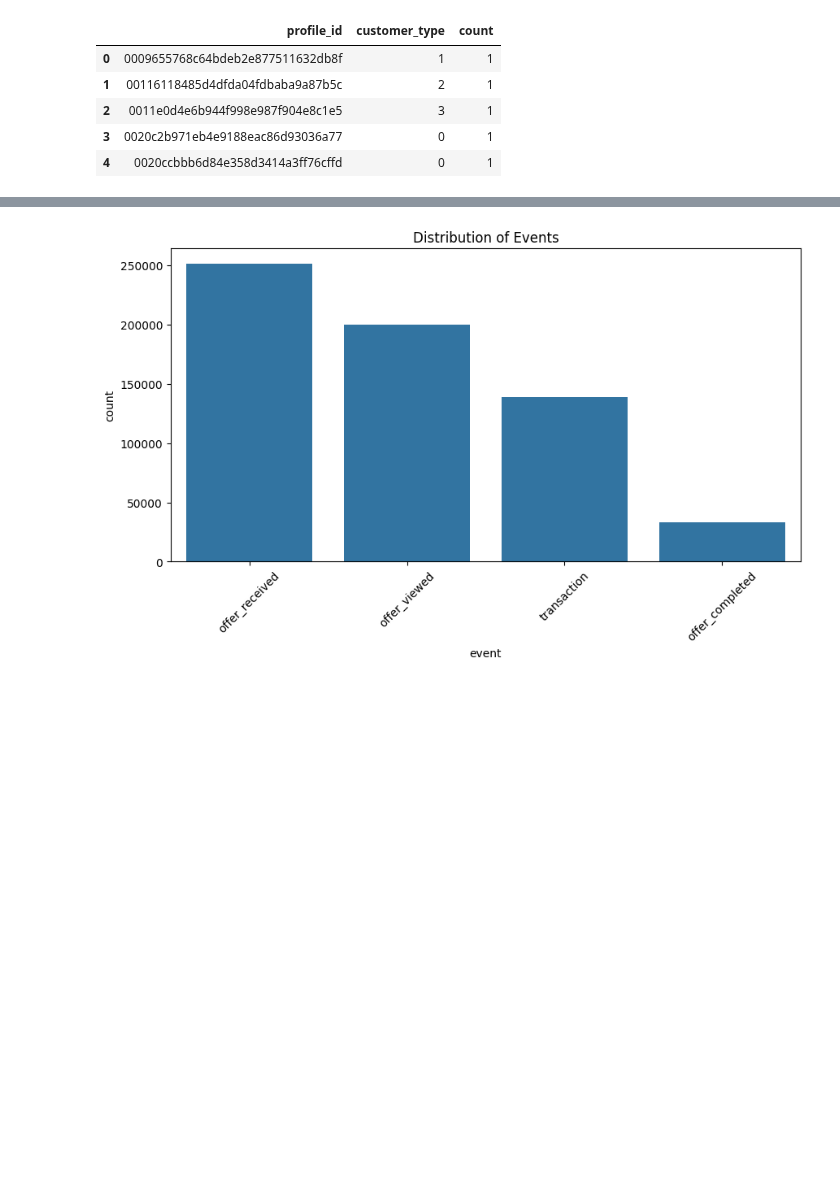
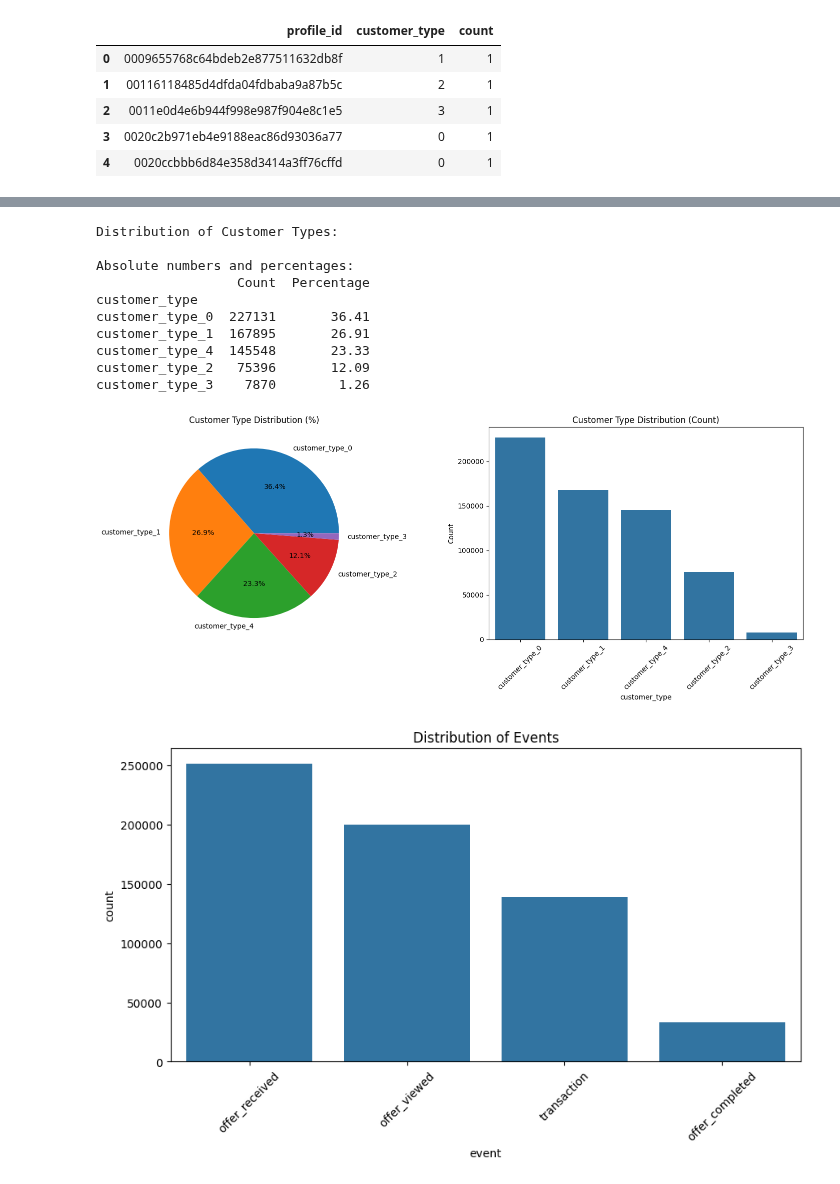
Before and after one commit to seobando/UDACITY_AWSML, a Jupyter notebook: 5-capstone-project/reports/EDA.ipynb, the cells around one changed output, grey strips where cells are left out. Drawn from its saved outputs; the diff is of its cells as text; code cells hidden in the pictures; blank space fills up the shorter version.

```diff
--- a/5-capstone-project/reports/EDA.ipynb
+++ b/5-capstone-project/reports/EDA.ipynb
@@ -40,6 +40,49 @@ analysis.head()
 | 2 | 78afa995795e4d85b5d9ceeca43f5fef | 9b98b8c7a33c4b65b9aebfe6a799e6d9 | offer_received | bogo | customer_type_0 |
 | 3 | a03223e636434f42ac4c3df47e8bac43 | 0b1e1539f2cc45b7b9fa7c272da2e1d7 | offer_received | discount | customer_type_2 |
 | 4 | a03223e636434f42ac4c3df47e8bac43 | 0b1e1539f2cc45b7b9fa7c272da2e1d7 | offer_received | discount | customer_type_2 |
+# %%
+# Calculate value counts and percentages
+customer_dist = analysis['customer_type'].value_counts()
+customer_pct = analysis['customer_type'].value_counts(normalize=True) * 100
+
+# Create a DataFrame with both counts and percentages
+distribution = pd.DataFrame({
+    'Count': customer_dist,
+    'Percentage': customer_pct
+}).round(2)
+
+# Display the results
+print("Distribution of Customer Types:")
+print("\nAbsolute numbers and percentages:")
+print(distribution)
+
+# Create a figure with two subplots
+fig, (ax1, ax2) = plt.subplots(1, 2, figsize=(15, 6))
+
+# Plot pie chart
+ax1.pie(distribution['Percentage'], labels=distribution.index, autopct='%1.1f%%')
+ax1.set_title('Customer Type Distribution (%)')
+
+# Plot bar chart
+sns.barplot(x=distribution.index, y='Count', data=distribution, ax=ax2)
+ax2.set_title('Customer Type Distribution (Count)')
+ax2.tick_params(axis='x', rotation=45)
+ax2.set_ylabel('Count')
+
+plt.tight_layout()
+plt.show()
+# %% [output]
+Distribution of Customer Types:
+
+Absolute numbers and percentages:
+                  Count  Percentage
+customer_type
+customer_type_0  227131       36.41
+customer_type_1  167895       26.91
+customer_type_4  145548       23.33
+customer_type_2   75396       12.09
+customer_type_3    7870        1.26
+[figure, added]
 # %%
 import seaborn as sns
 
```
